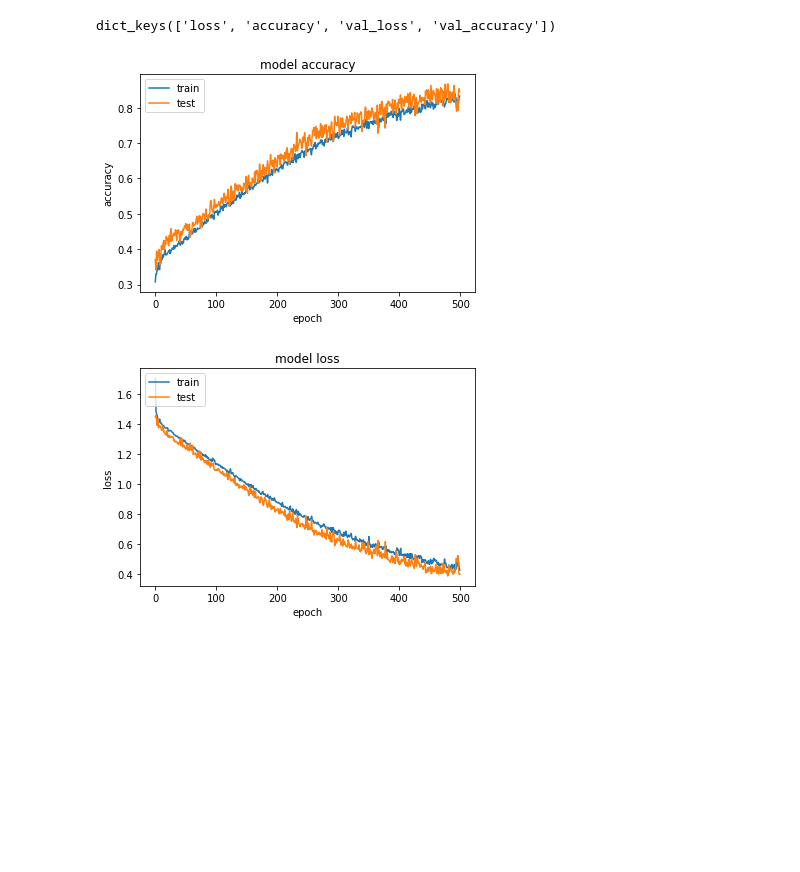
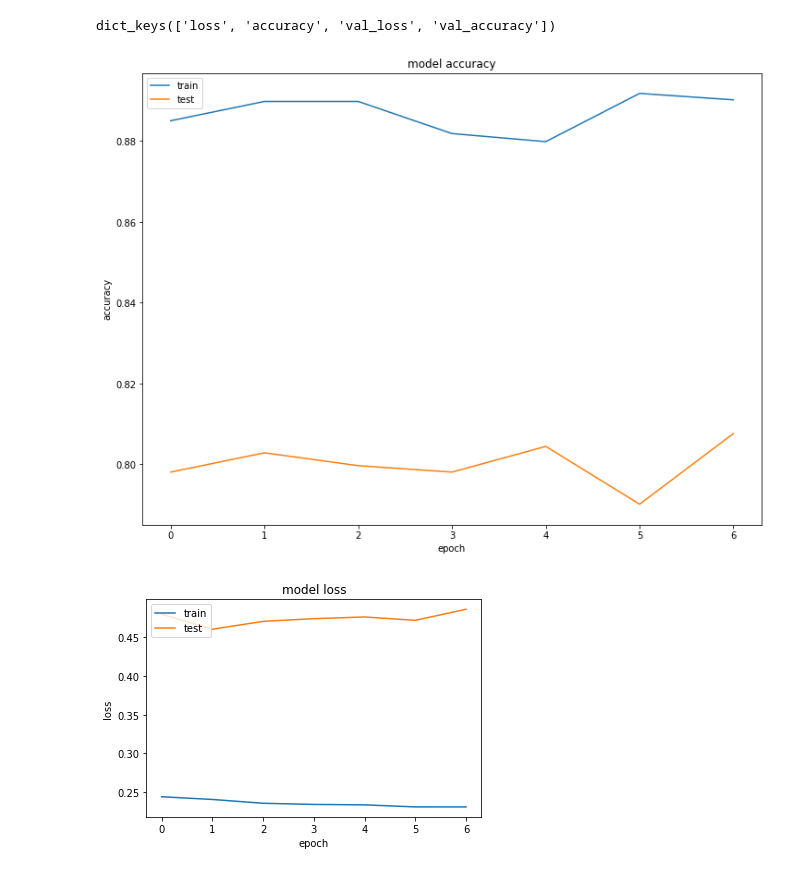
Before and after one commit to mk-armah/BECE-Grade-Analysis, a Jupyter notebook: NeuralNet.ipynb, the cells around one changed output. Cells and saved outputs as stored; diff of their text form; code cells hidden in the pictures; blank space fills up the shorter version.

```diff
--- a/NeuralNet.ipynb
+++ b/NeuralNet.ipynb
@@ -94,3 +86,0 @@ df.head()
-# %%
-X  = df.iloc[:,[1,5,7,8,10,11,12,13]]
-y = df.iloc[:,df.columns=='i_c_t'].astype("float32")
@@ -124,7 +194,7 @@ class NeuralNet(tf.keras.Model):
     self.in_layers = in_layers
     self.out_layer = out_layer
 
-    self.first_layer = tf.keras.layers.Dense(self.in_layers[0],name = "first_layer",activation = 'relu',input_shape = (8,))
+    self.first_layer = tf.keras.layers.Dense(self.in_layers[0],name = "first_layer",activation = 'relu',input_shape = (6,))
    # self.dropout = tf.keras.layers.Dropout(0.2,name = 'dropout')
     self.second_layer  = tf.keras.layers.Dense(self.in_layers[1],name = "second_layer",activation = 'relu')
     self.third_layer = tf.keras.layers.Dense(self.in_layers[2],name = "third_layer",activation = 'relu')
@@ -138,12 +208,13 @@ class NeuralNet(tf.keras.Model):
     output = self.last_layer(x)
     return output
 # %%
-model = NeuralNet(out_layer = 10)
+model = NeuralNet(out_layer = 2)
 # %%
 model.compile(optimizer='adam', # use adaptive momentum
               loss='categorical_crossentropy',
               metrics=['accuracy'])
 
 # Train the Model
-history = model.fit(X, y, validation_data=(X_test, y_test),epochs= 500) #training for 500 epochs
+tf.keras.backend.clear_session()
+history = model.fit(X_train, y_train, validation_data=(X_test, y_test),epochs= 7) #training for 500 epochs
 # %% [output]
@@ -170,21 +238,22 @@ print(history.history.keys())
 dict_keys(['loss', 'accuracy', 'val_loss', 'val_accuracy'])
 # %%
 # summarize history for accuracy
+plt.figure(figsize = (12,9))
 plt.plot(history.history['accuracy'])
 plt.plot(history.history['val_accuracy'])
 plt.title('model accuracy')
 plt.ylabel('accuracy')
 plt.xlabel('epoch')
 plt.legend(['train', 'test'], loc='upper left')
 plt.show()
 # summarize history for loss
 plt.plot(history.history['loss'])
 plt.plot(history.history['val_loss'])
 plt.title('model loss')
 plt.ylabel('loss')
 plt.xlabel('epoch')
 plt.legend(['train', 'test'], loc='upper left')
 plt.show()
 # %% [output]
-[figure, old version]
+[figure, new version]
-[figure, old version]
+[figure, new version]
```
Also changed, not shown: parts of 20 cells of this notebook.
